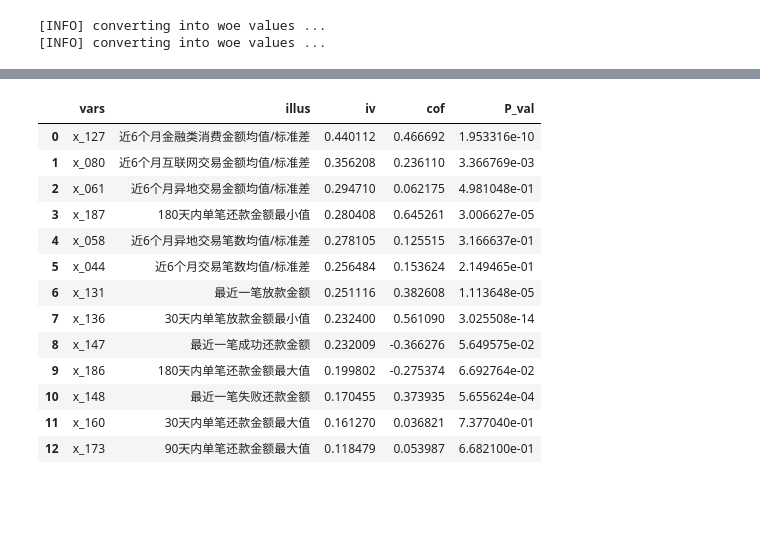
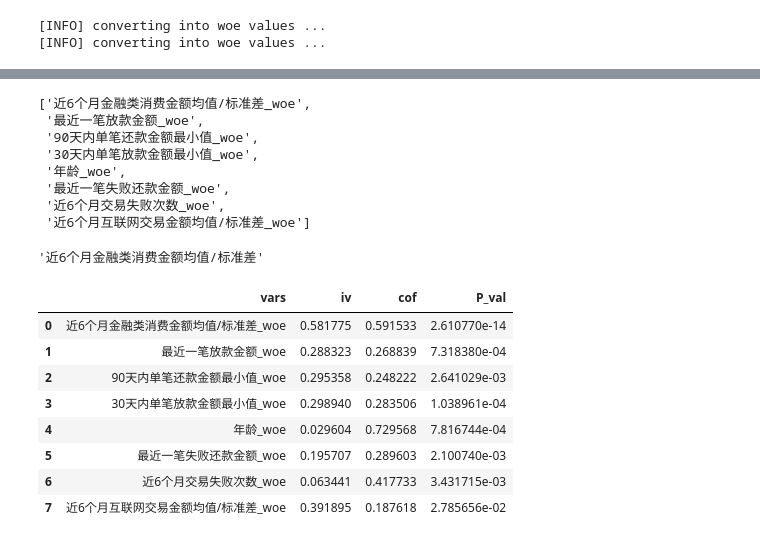
Before and after one commit to bqxiao123/my_first_repo, a Jupyter notebook: 基于scorecardpy的评分模型例子/scorecard_example_pls.ipynb, the cells around one changed output, grey strips where cells are left out. Cells and saved outputs as stored; diff of their text form; code cells hidden in the pictures; blank space fills up the shorter version.

```diff
--- a/基于scorecardpy的评分模型例子/scorecard_example_pls.ipynb
+++ b/基于scorecardpy的评分模型例子/scorecard_example_pls.ipynb
@@ -191,5 +247,5 @@ Binning on 7761 rows and 18 columns in 00:00:25
 # %%
-train, test = sc.split_df(ddy_after_vif, 'y').values()
+train, test = sc.split_df(ddy_after_vif, '是否逾期').values()
 # %%
 # binning adjustment
 # # adjust breaks interactively
@@ -208,10 +264,10 @@ train, test = sc.split_df(ddy_after_vif, 'y').values()
 train_woe = sc.woebin_ply(train, binsx)
 test_woe = sc.woebin_ply(test, binsx)
 
-y_train = train_woe.loc[:,'y']
-X_train = train_woe.loc[:,train_woe.columns != 'y']
-y_test = test_woe.loc[:,'y']
-X_test = test_woe.loc[:,train_woe.columns != 'y']
+y_train = train_woe.loc[:,'是否逾期']
+X_train = train_woe.loc[:,train_woe.columns != '是否逾期']
+y_test = test_woe.loc[:,'是否逾期']
+X_test = test_woe.loc[:,train_woe.columns != '是否逾期']
 # %% [output]
 [INFO] converting into woe values ...
 [INFO] converting into woe values ...
@@ -268,7 +333,7 @@ dtype: float64
 # %%
 def stepwise_selection(X, y,
                        initial_list=[],
-                       threshold_in=0.02,
+                       threshold_in=0.01,
                        threshold_out = 0.05,
                        verbose = True):
     """ Perform a forward-backward feature selection
@@ -329,4 +394,5 @@ result = stepwise_selection(X_train, y_train,
 
 # print('resulting features:')
 # print(result)
+model_features=result
 # %% [output]
@@ -398,24 +477,34 @@ array([[ 0.47739831,  0.56003456,  0.58788674,  0.37387345,  0.24775849,
+# %%
+model_features
+# %% [output]
+['近6个月金融类消费金额均值/标准差_woe',
+ '最近一笔放款金额_woe',
+ '90天内单笔还款金额最小值_woe',
+ '30天内单笔放款金额最小值_woe',
+ '年龄_woe',
+ '最近一笔失败还款金额_woe',
+ '近6个月交易失败次数_woe',
+ '近6个月互联网交易金额均值/标准差_woe']
+# %%
+model_features[0].replace('_woe','')
+# %% [output]
+'近6个月金融类消费金额均值/标准差'
 # %%
-pd.DataFrame([(x,feature_iv.set_index('feature').illus.loc[x],
-               feature_iv.set_index('feature').iv.loc[x],
-               sml1.params.loc[x+'_woe'],
-               sml1.pvalues.loc[x+'_woe']) for x in model_features],
-               columns=['vars','illus','iv','cof','P_val'])
+pd.DataFrame([(x,
+               feature_iv.set_index('feature').iv.loc[x.replace('_woe','')],
+               sml1.params.loc[x],
+               sml1.pvalues.loc[x]) for x in model_features],
+               columns=['vars','iv','cof','P_val'])
 # %% [output]
-|  | vars | illus | iv | cof | P_val |
-| 0 | x_127 | 近6个月金融类消费金额均值/标准差 | 0.440112 | 0.466692 | 1.953316e-10 |
-| 1 | x_080 | 近6个月互联网交易金额均值/标准差 | 0.356208 | 0.236110 | 3.366769e-03 |
-| 2 | x_061 | 近6个月异地交易金额均值/标准差 | 0.294710 | 0.062175 | 4.981048e-01 |
-| 3 | x_187 | 180天内单笔还款金额最小值 | 0.280408 | 0.645261 | 3.006627e-05 |
-| 4 | x_058 | 近6个月异地交易笔数均值/标准差 | 0.278105 | 0.125515 | 3.166637e-01 |
-| 5 | x_044 | 近6个月交易笔数均值/标准差 | 0.256484 | 0.153624 | 2.149465e-01 |
-| 6 | x_131 | 最近一笔放款金额 | 0.251116 | 0.382608 | 1.113648e-05 |
-| 7 | x_136 | 30天内单笔放款金额最小值 | 0.232400 | 0.561090 | 3.025508e-14 |
-| 8 | x_147 | 最近一笔成功还款金额 | 0.232009 | -0.366276 | 5.649575e-02 |
-| 9 | x_186 | 180天内单笔还款金额最大值 | 0.199802 | -0.275374 | 6.692764e-02 |
-| 10 | x_148 | 最近一笔失败还款金额 | 0.170455 | 0.373935 | 5.655624e-04 |
-| 11 | x_160 | 30天内单笔还款金额最大值 | 0.161270 | 0.036821 | 7.377040e-01 |
-| 12 | x_173 | 90天内单笔还款金额最大值 | 0.118479 | 0.053987 | 6.682100e-01 |
+|  | vars | iv | cof | P_val |
+| 0 | 近6个月金融类消费金额均值/标准差_woe | 0.581775 | 0.591533 | 2.610770e-14 |
+| 1 | 最近一笔放款金额_woe | 0.288323 | 0.268839 | 7.318380e-04 |
+| 2 | 90天内单笔还款金额最小值_woe | 0.295358 | 0.248222 | 2.641029e-03 |
+| 3 | 30天内单笔放款金额最小值_woe | 0.298940 | 0.283506 | 1.038961e-04 |
+| 4 | 年龄_woe | 0.029604 | 0.729568 | 7.816744e-04 |
+| 5 | 最近一笔失败还款金额_woe | 0.195707 | 0.289603 | 2.100740e-03 |
+| 6 | 近6个月交易失败次数_woe | 0.063441 | 0.417733 | 3.431715e-03 |
+| 7 | 近6个月互联网交易金额均值/标准差_woe | 0.391895 | 0.187618 | 2.785656e-02 |
 # %%
 # score ------
 card = sc.scorecard(bins, lr, X_train.columns)
```
Also changed, not shown: parts of 30 cells of this notebook, 1 other file.
